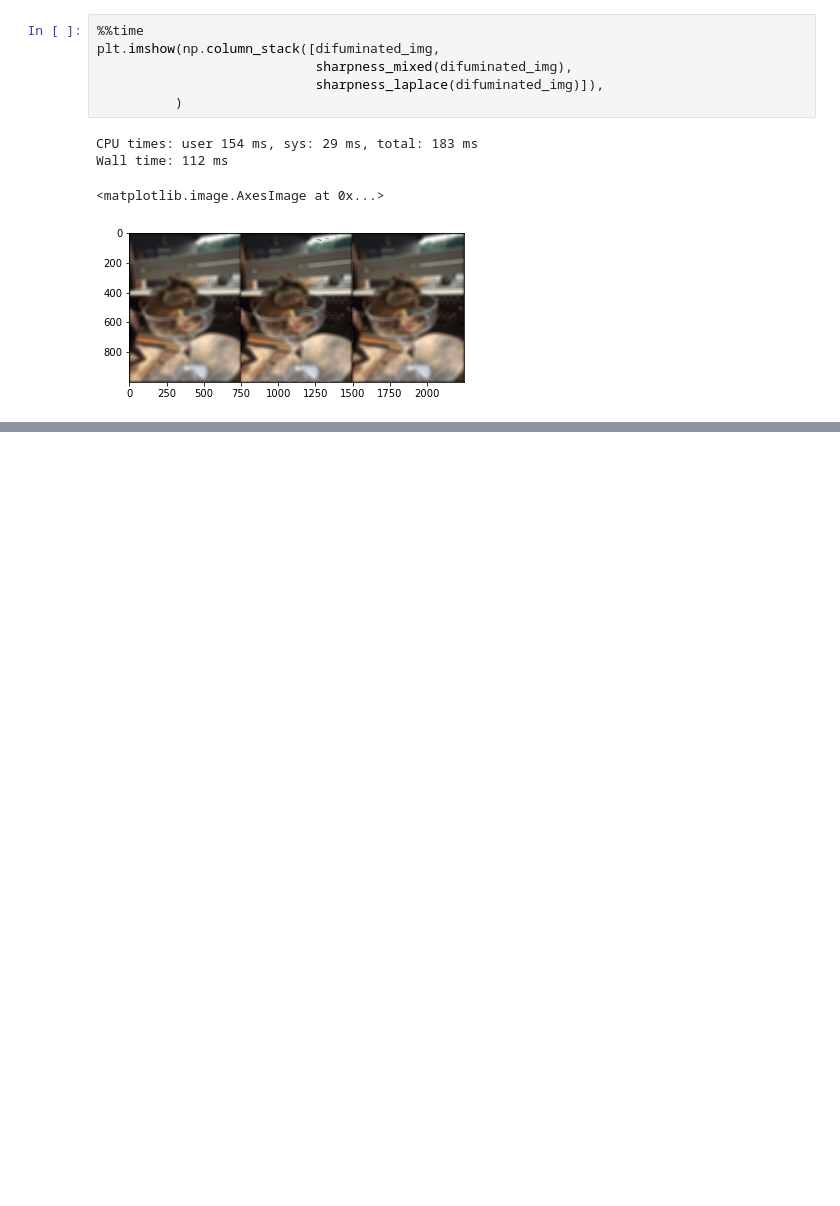
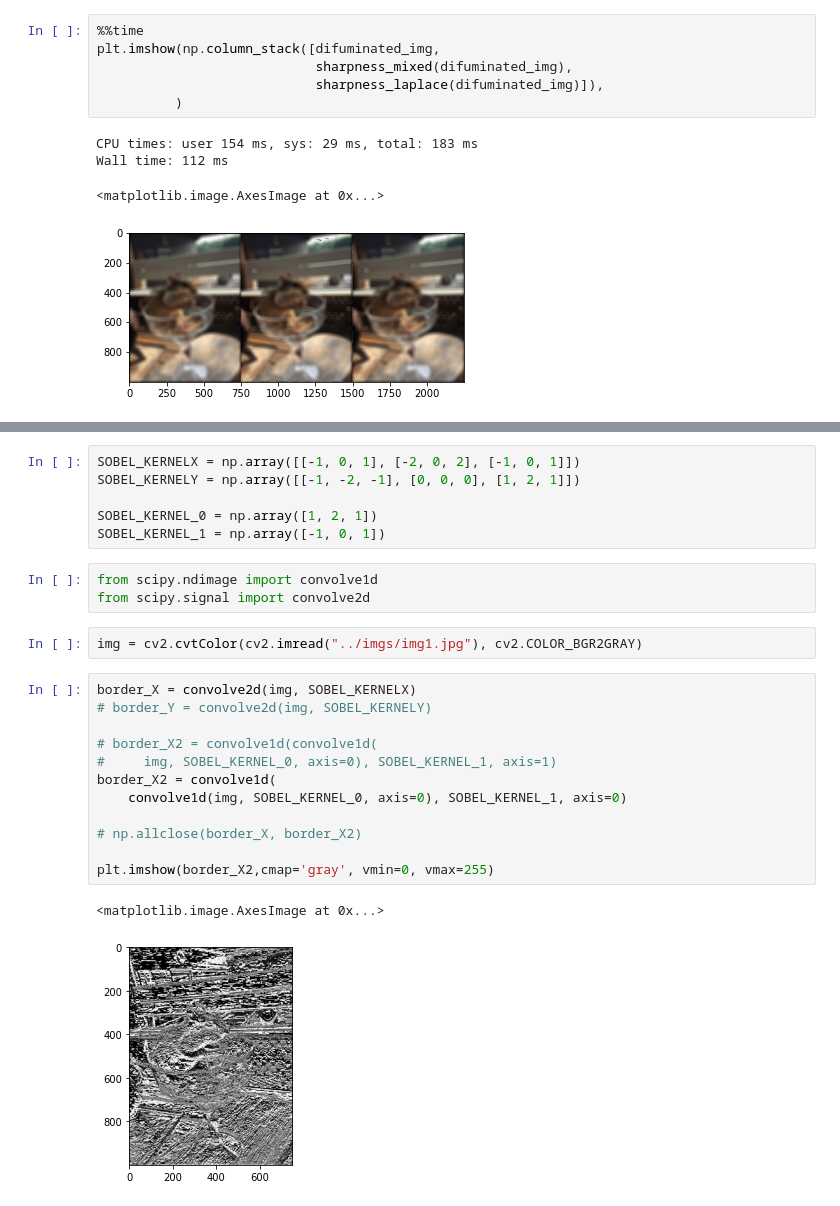
Before and after one commit to DaveAlsina/proyecto1vision, a Jupyter notebook: proyecto1/Proyecto I Filter me.ipynb, the cells around one changed output, grey strips where cells are left out. Drawn from its saved outputs; the diff is of its cells as text; blank space fills up the shorter version.

```diff
--- a/proyecto1/Proyecto I Filter me.ipynb
+++ b/proyecto1/Proyecto I Filter me.ipynb
@@ -232,0 +250,26 @@ Wall time: 112 ms
+# %%
+SOBEL_KERNELX = np.array([[-1, 0, 1], [-2, 0, 2], [-1, 0, 1]])
+SOBEL_KERNELY = np.array([[-1, -2, -1], [0, 0, 0], [1, 2, 1]])
+
+SOBEL_KERNEL_0 = np.array([1, 2, 1])
+SOBEL_KERNEL_1 = np.array([-1, 0, 1])
+# %%
+from scipy.ndimage import convolve1d
+from scipy.signal import convolve2d
+# %%
+img = cv2.cvtColor(cv2.imread("../imgs/img1.jpg"), cv2.COLOR_BGR2GRAY)
+# %%
+border_X = convolve2d(img, SOBEL_KERNELX)
+# border_Y = convolve2d(img, SOBEL_KERNELY)
+
+# border_X2 = convolve1d(convolve1d(
+#     img, SOBEL_KERNEL_0, axis=0), SOBEL_KERNEL_1, axis=1)
+border_X2 = convolve1d(
+    convolve1d(img, SOBEL_KERNEL_0, axis=0), SOBEL_KERNEL_1, axis=0)
+
+# np.allclose(border_X, border_X2)
+
+plt.imshow(border_X2,cmap='gray', vmin=0, vmax=255)
+# %% [output]
+<matplotlib.image.AxesImage at 0x...>
+[figure, added]
```
Also changed, not shown: parts of 3 cells of this notebook, 2 other files.
